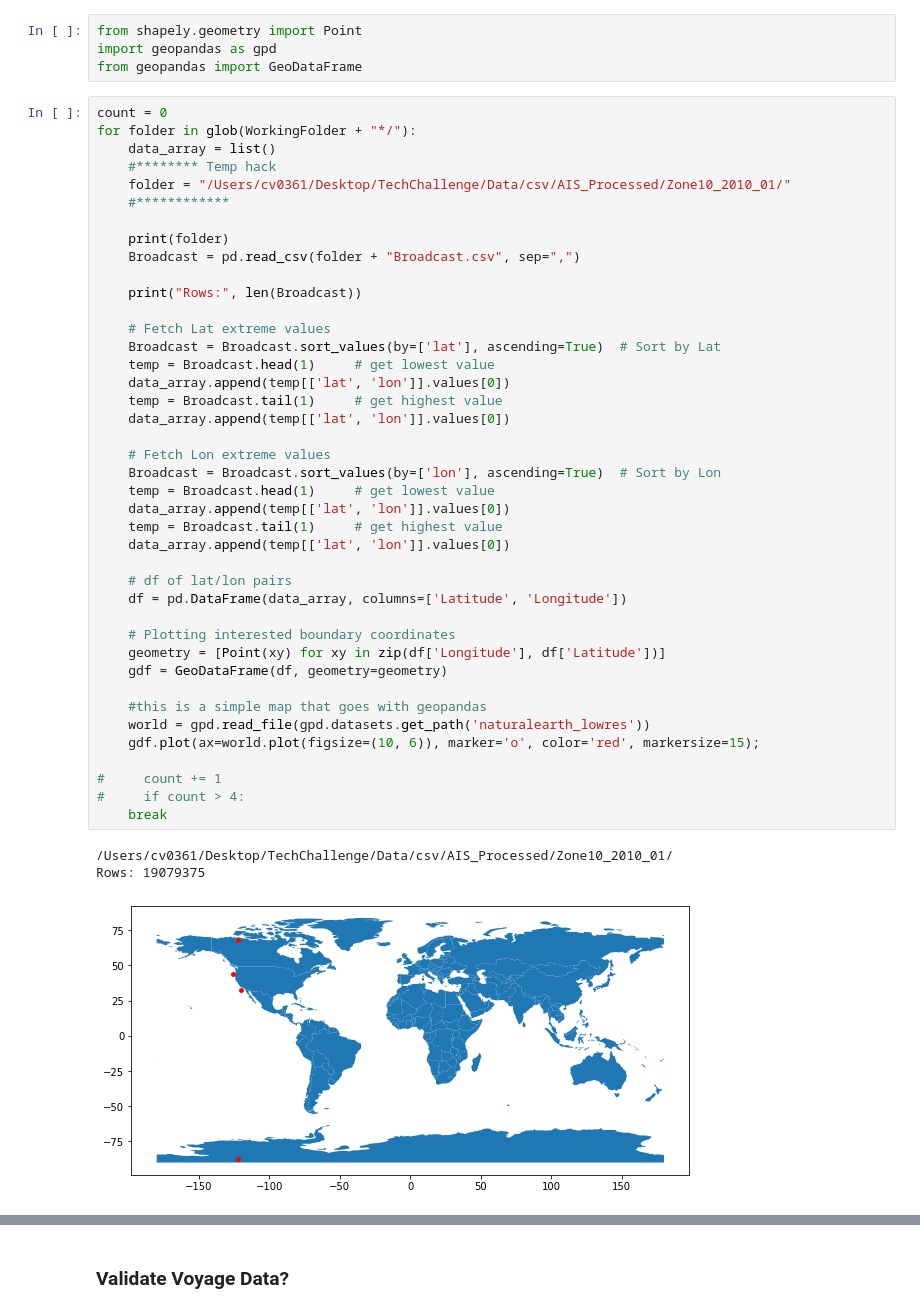
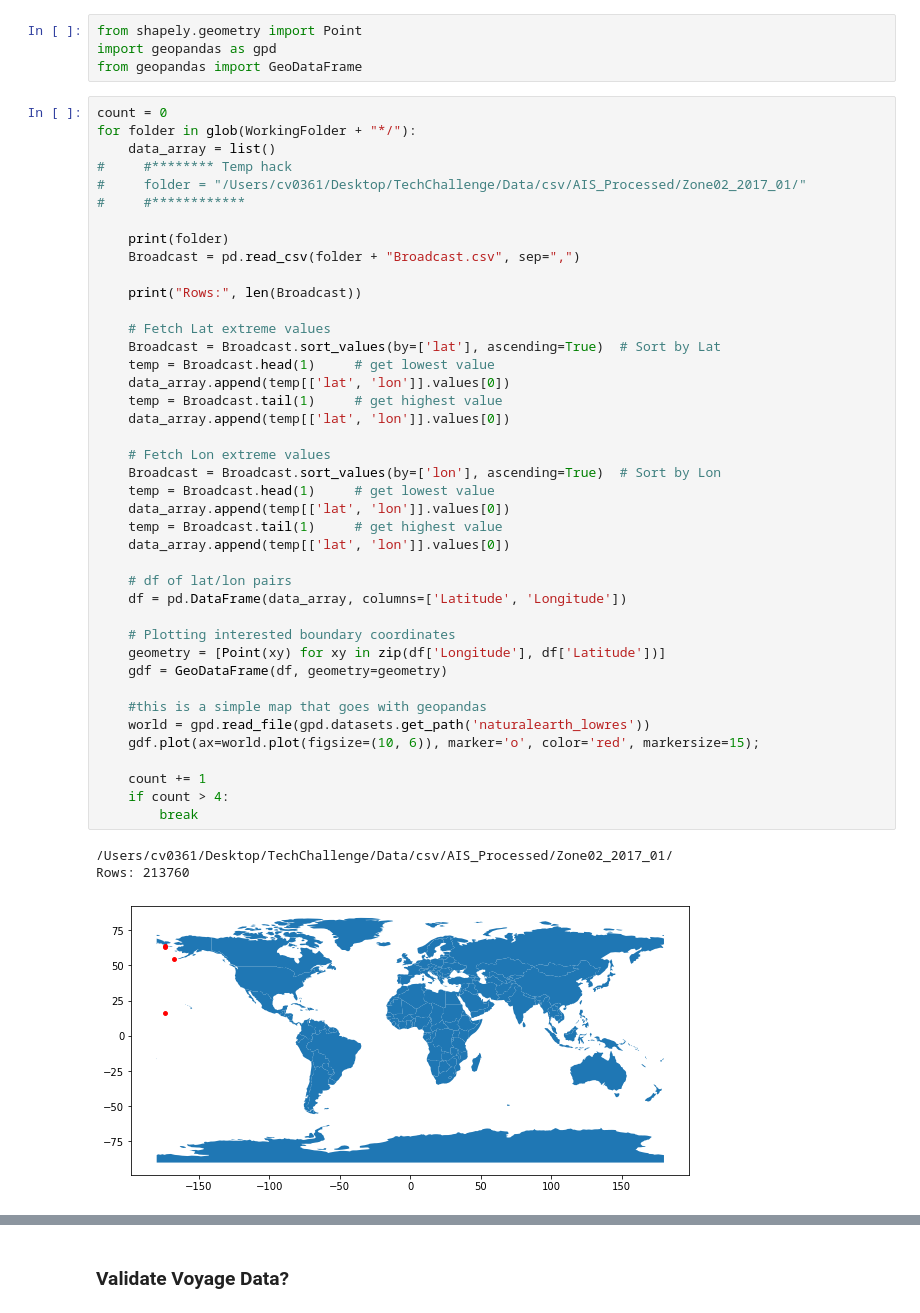
Before and after one commit to att-vault/vault, a Jupyter notebook: Notebook/AIS_Validation.ipynb, the cells around one changed output, grey strips where cells are left out. Cells and saved outputs as stored; diff of their text form.

```diff
--- a/Notebook/AIS_Validation.ipynb
+++ b/Notebook/AIS_Validation.ipynb
@@ -155,44 +155,44 @@ from geopandas import GeoDataFrame
 count = 0
 for folder in glob(WorkingFolder + "*/"):
     data_array = list()
-    #******** Temp hack
-    folder = "/Users/cv0361/Desktop/TechChallenge/Data/csv/AIS_Processed/Zone10_2010_01/"
-    #************
+#     #******** Temp hack
+#     folder = "/Users/cv0361/Desktop/TechChallenge/Data/csv/AIS_Processed/Zone02_2017_01/"
+#     #************
 
     print(folder)
     Broadcast = pd.read_csv(folder + "Broadcast.csv", sep=",")
 
     print("Rows:", len(Broadcast))
 
     # Fetch Lat extreme values
     Broadcast = Broadcast.sort_values(by=['lat'], ascending=True)  # Sort by Lat
     temp = Broadcast.head(1)     # get lowest value
     data_array.append(temp[['lat', 'lon']].values[0])
     temp = Broadcast.tail(1)     # get highest value
     data_array.append(temp[['lat', 'lon']].values[0])
 
     # Fetch Lon extreme values
     Broadcast = Broadcast.sort_values(by=['lon'], ascending=True)  # Sort by Lon
     temp = Broadcast.head(1)     # get lowest value
     data_array.append(temp[['lat', 'lon']].values[0])
     temp = Broadcast.tail(1)     # get highest value
     data_array.append(temp[['lat', 'lon']].values[0])
 
     # df of lat/lon pairs
     df = pd.DataFrame(data_array, columns=['Latitude', 'Longitude'])
 
     # Plotting interested boundary coordinates
     geometry = [Point(xy) for xy in zip(df['Longitude'], df['Latitude'])]
     gdf = GeoDataFrame(df, geometry=geometry)
 
     #this is a simple map that goes with geopandas
     world = gpd.read_file(gpd.datasets.get_path('naturalearth_lowres'))
     gdf.plot(ax=world.plot(figsize=(10, 6)), marker='o', color='red', markersize=15);
 
-#     count += 1
-#     if count > 4:
-    break
+    count += 1
+    if count > 4:
+        break
 # %% [output]
-/Users/cv0361/Desktop/TechChallenge/Data/csv/AIS_Processed/Zone10_2010_01/
-Rows: 19079375
+/Users/cv0361/Desktop/TechChallenge/Data/csv/AIS_Processed/Zone02_2017_01/
+Rows: 213760
-[figure, old version]
+[figure, new version]
```
Also changed, not shown: parts of 7 cells of this notebook.
